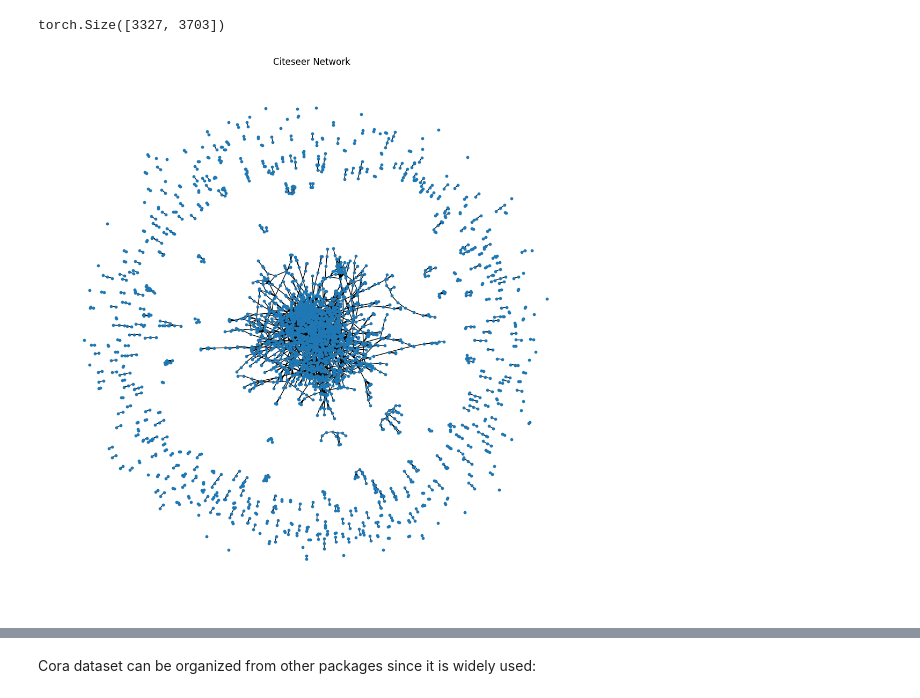
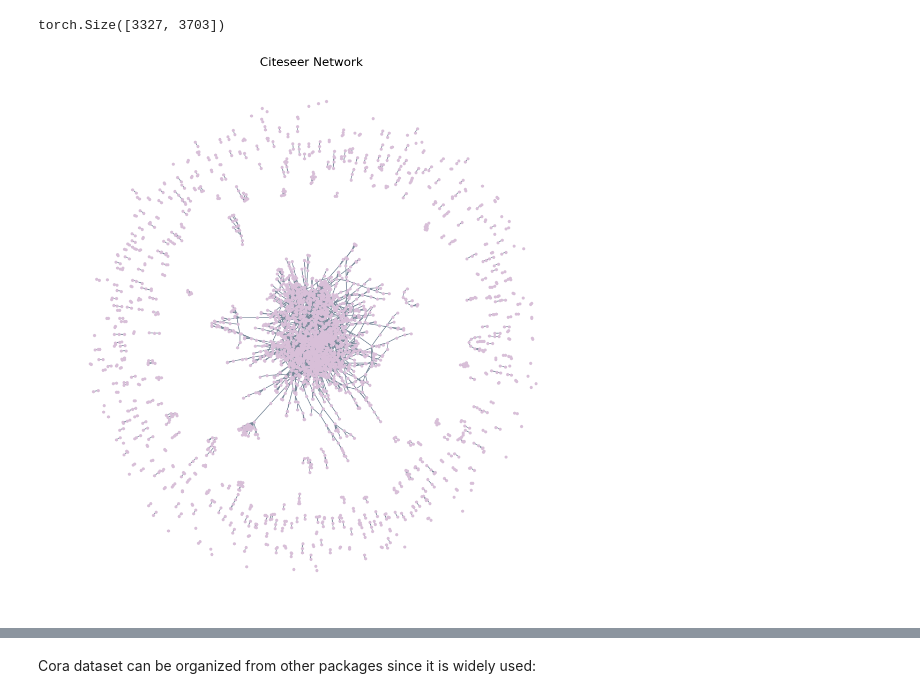
Before and after one commit to Chehmet/citation_network, a Jupyter notebook: baseline (2).ipynb, the cells around one changed output, grey strips where cells are left out. Drawn from its saved outputs; the diff is of its cells as text; code cells hidden in the pictures.

```diff
--- a/baseline (2).ipynb
+++ b/baseline (2).ipynb
@@ -93,13 +89,22 @@ data.x.shape
 # %% [output]
 torch.Size([3327, 3703])
 # %%
+from torch_geometric.utils import to_networkx
 import networkx as nx
-from torch_geometric.utils import to_networkx
+import matplotlib.pyplot as plt
 
 G = to_networkx(data, to_undirected=True)
-plt.figure(figsize=(10, 10))
-nx.draw(G, node_size=10)
-plt.title("Citeseer Network")
+
+plt.figure(figsize=(10, 10), facecolor="lightgray")
+nx.draw(
+    G,
+    node_size=10,
+    edge_color='lightslategray',
+    node_color='thistle',
+    with_labels=False,
+)
+plt.title("Citeseer Network", fontsize=16)
+plt.savefig("citeseer_network")
 plt.show()
 # %% [output]
-[figure, old version]
+[figure, new version]
```
Also changed, not shown: parts of 11 cells of this notebook, 13 other files.
